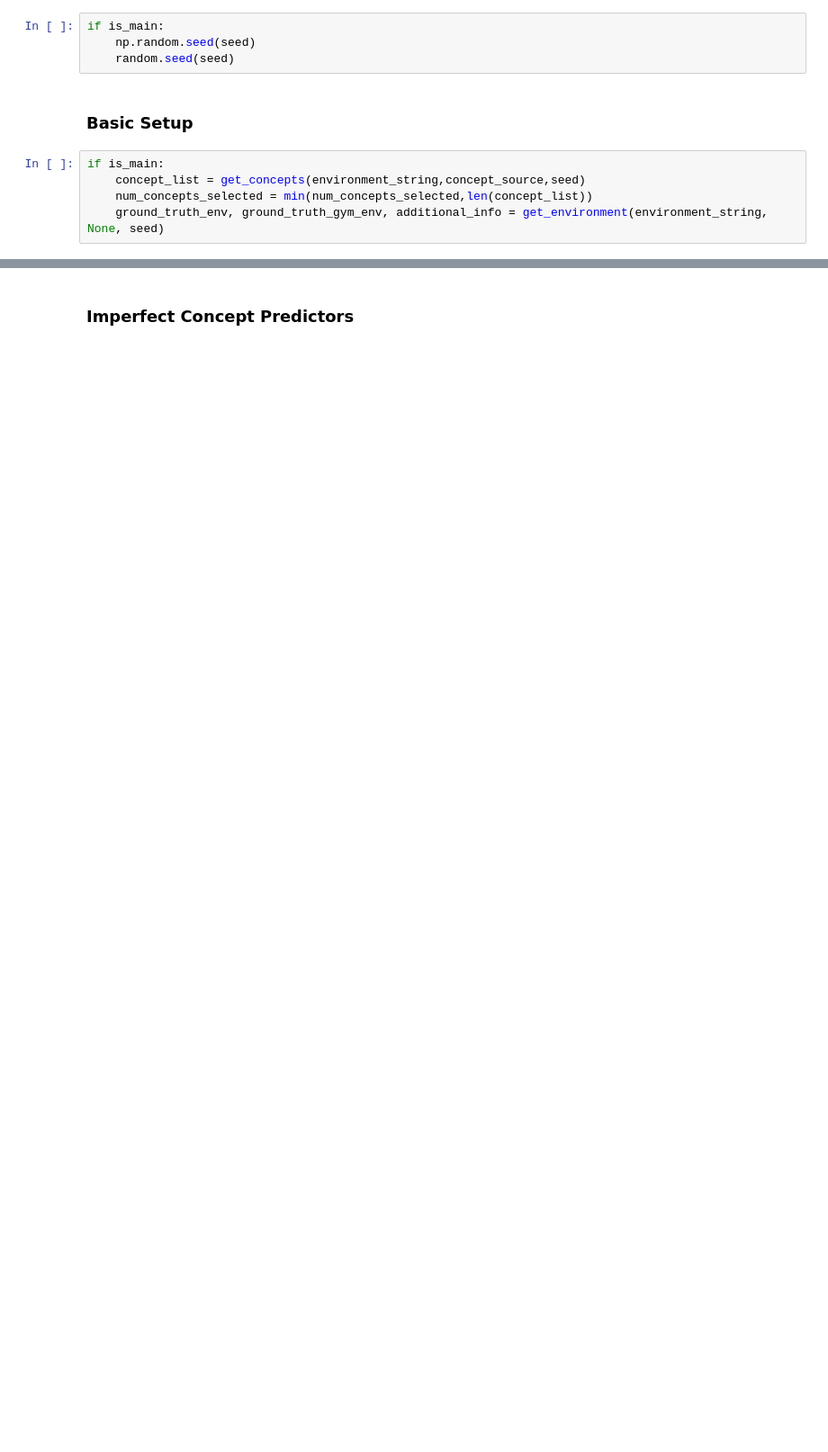
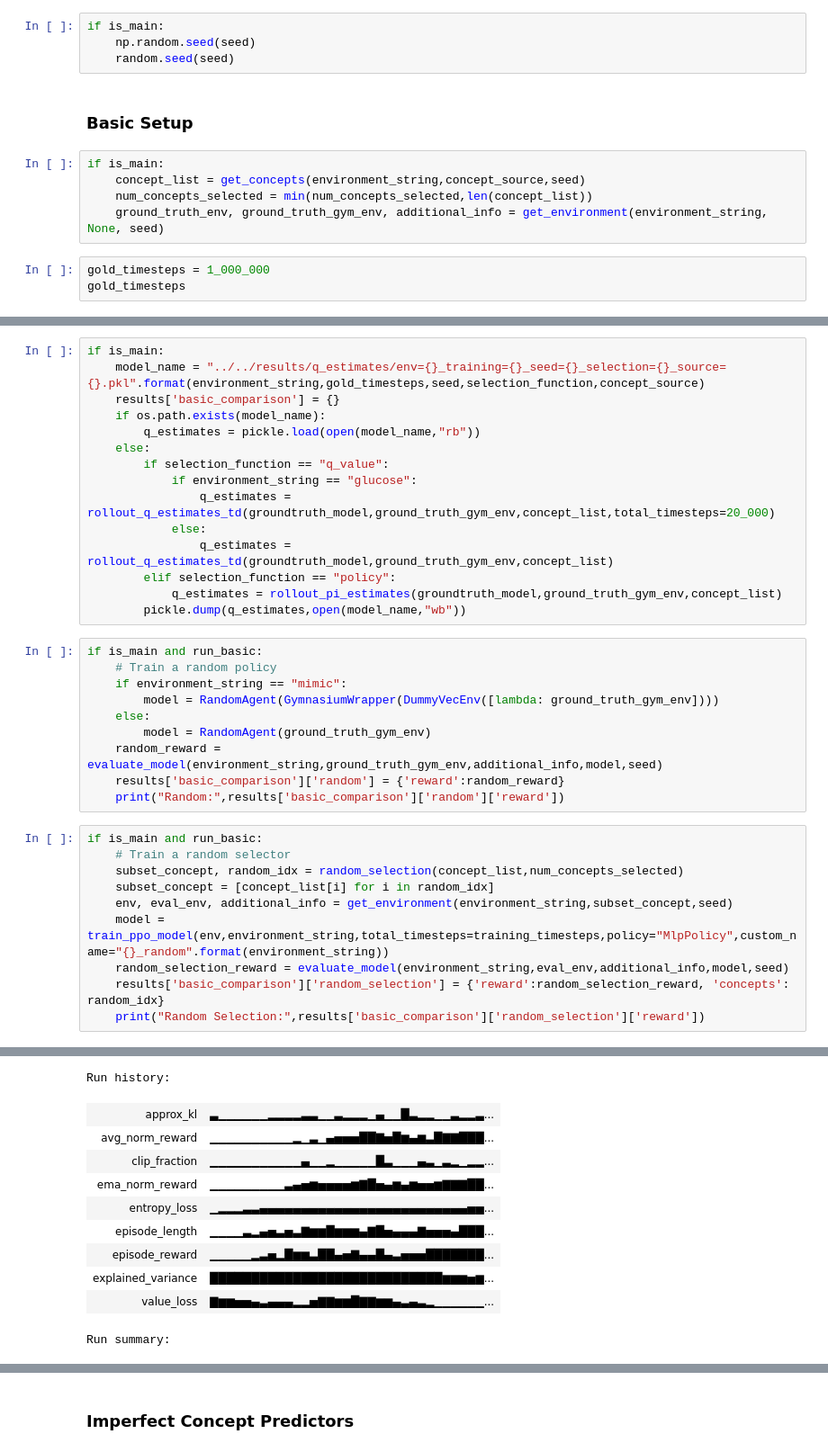
Before and after one commit to naveenr414/concept_decisions, a Jupyter notebook: scripts/notebooks/Scratch Space.ipynb, the cells around one changed output, grey strips where cells are left out. Shown at 90% size. Saved outputs shown, nothing was run; the diff lists cells and outputs as text; blank space fills up the shorter version.

```diff
--- a/scripts/notebooks/Scratch Space.ipynb
+++ b/scripts/notebooks/Scratch Space.ipynb
@@ -156,3 +155,6 @@ if is_main:
     concept_list = get_concepts(environment_string,concept_source,seed)
     num_concepts_selected = min(num_concepts_selected,len(concept_list))
     ground_truth_env, ground_truth_gym_env, additional_info = get_environment(environment_string, None, seed)
+# %%
+gold_timesteps = 1_000_000
+gold_timesteps
@@ -184,0 +207,36 @@ Basic: 0.0
+# %%
+if is_main:
+    model_name = "../../results/q_estimates/env={}_training={}_seed={}_selection={}_source={}.pkl".format(environment_string,gold_timesteps,seed,selection_function,concept_source)
+    results['basic_comparison'] = {}
+    if os.path.exists(model_name):
+        q_estimates = pickle.load(open(model_name,"rb"))
+    else:
+        if selection_function == "q_value":
+            if environment_string == "glucose":
+                q_estimates = rollout_q_estimates_td(groundtruth_model,ground_truth_gym_env,concept_list,total_timesteps=20_000)
+            else:
+                q_estimates = rollout_q_estimates_td(groundtruth_model,ground_truth_gym_env,concept_list)
+        elif selection_function == "policy":
+            q_estimates = rollout_pi_estimates(groundtruth_model,ground_truth_gym_env,concept_list)
+        pickle.dump(q_estimates,open(model_name,"wb"))
+# %%
+if is_main and run_basic:
+    # Train a random policy
+    if environment_string == "mimic":
+        model = RandomAgent(GymnasiumWrapper(DummyVecEnv([lambda: ground_truth_gym_env])))
+    else:
+        model = RandomAgent(ground_truth_gym_env)
+    random_reward = evaluate_model(environment_string,ground_truth_gym_env,additional_info,model,seed)
+    results['basic_comparison']['random'] = {'reward':random_reward}
+    print("Random:",results['basic_comparison']['random']['reward'])
+# %%
+if is_main and run_basic:
+    # Train a random selector
+    subset_concept, random_idx = random_selection(concept_list,num_concepts_selected)
+    subset_concept = [concept_list[i] for i in random_idx]
+    env, eval_env, additional_info = get_environment(environment_string,subset_concept,seed)
+    model = train_ppo_model(env,environment_string,total_timesteps=training_timesteps,policy="MlpPolicy",custom_name="{}_random".format(environment_string))
+    random_selection_reward = evaluate_model(environment_string,eval_env,additional_info,model,seed)
+    results['basic_comparison']['random_selection'] = {'reward':random_selection_reward, 'concepts': random_idx}
+    print("Random Selection:",results['basic_comparison']['random_selection']['reward'])
+# %% [output]
@@ -184,0 +250,11 @@ Basic: 0.0
+Run history:
+| approx_kl | ▃▁▁▁▁▁▁▂▂▂▂▃▃▁▁▃▂▂▂▁▄▁▁█▃▂▂▁▁▃▂▂▃... |
+| avg_norm_reward | ▁▁▁▁▁▁▁▁▁▁▂▁▃▁▄▅▅▅██▇▅█▆▄▆▃█▇▇███... |
+| clip_fraction | ▁▁▁▁▁▁▁▁▁▁▁▄▁▁▂▁▁▁▁▁█▃▁▁▁▄▃▁▃▂▁▂▂... |
+| ema_norm_reward | ▁▁▁▁▁▁▁▁▁▃▄▅▆▅▅▅▅▆▇█▅▄▆▄▆▅▅▆▇▇▇██... |
+| entropy_loss | ▁▂▂▂▃▃▄▄▄▄▄▄▄▄▄▄▄▄▄▄▄▄▄▄▄▄▄▄▄▄▄▅▅... |
+| episode_length | ▁▁▁▁▃▂▄▅▃▅▃▇▆▆█▆▆▆▄▇█▅▄▄▄▇▅▅▅▄███... |
+| episode_reward | ▁▁▁▁▁▂▃▅▂█▆▆▃██▄▅▇▄▄█▄▃▅▅▅███████... |
+| explained_variance | ████████████████████████████▆▆▆▅▆... |
+| value_loss | ▇▆▆▅▅▄▃▄▄▄▂▂▅▇▇▆▆█▇▇▆▆▄▃▄▃▂▁▁▁▁▁▁... |
+Run summary:
```
Also changed, not shown: parts of 71 cells of this notebook, 15 other files.
